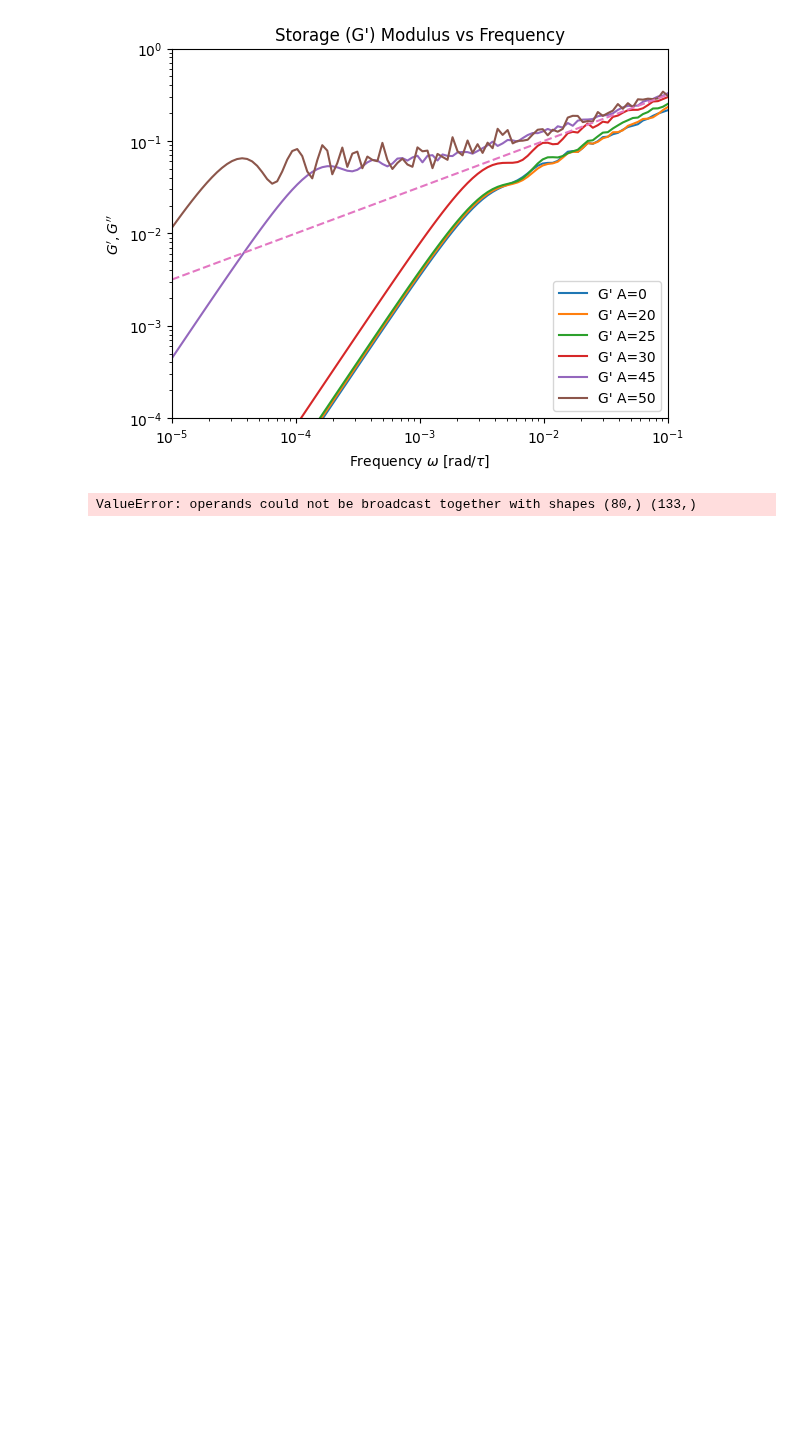
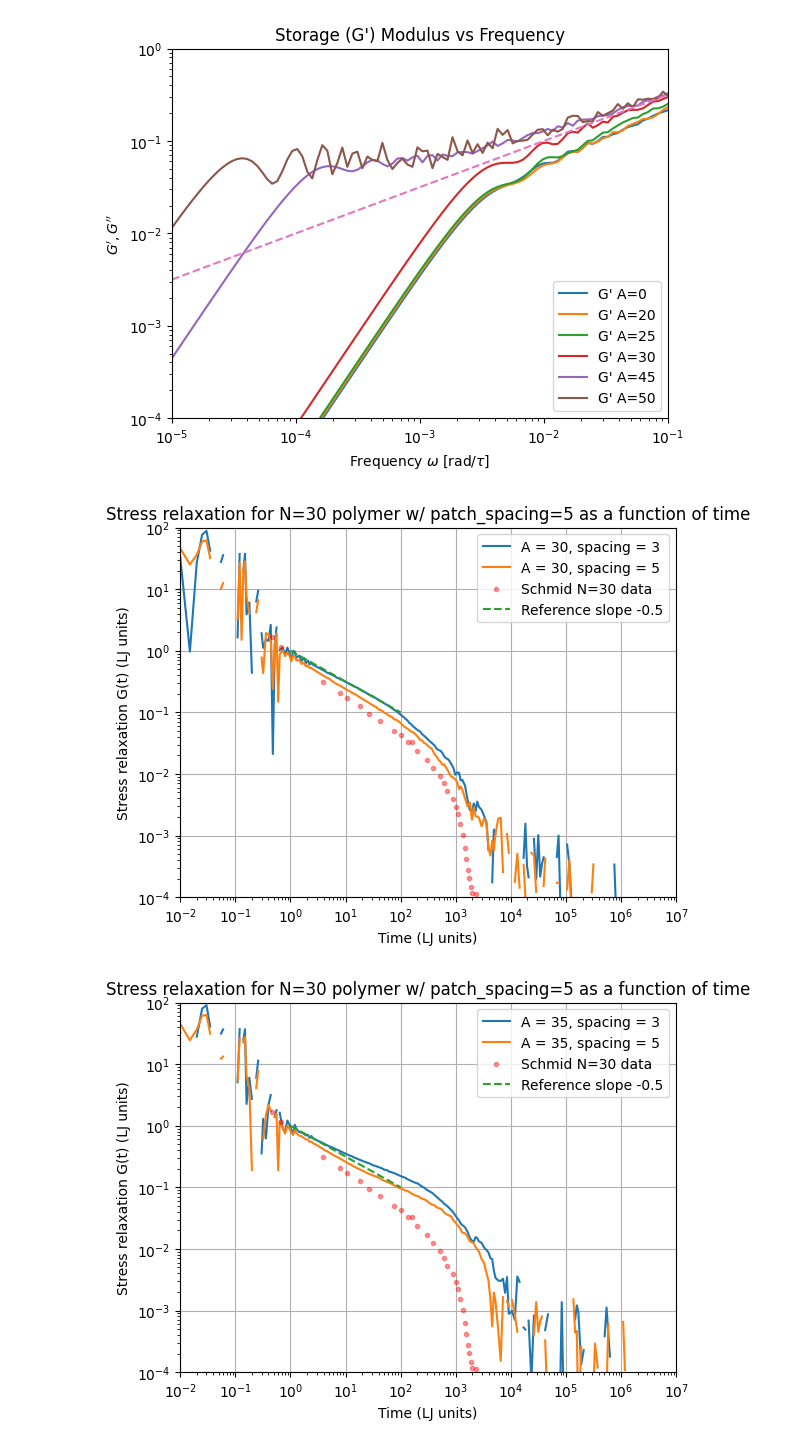
Before and after one commit to anotherbeaver/amine_polymers, a Jupyter notebook: storage_loss_moduli_N_30.ipynb, the cells around one changed output. Drawn from its saved outputs; the diff is of its cells as text; code cells hidden in the pictures; blank space fills up the shorter version.

Commit message:
Added some plots for spacing=3

```diff
--- a/storage_loss_moduli_N_30.ipynb
+++ b/storage_loss_moduli_N_30.ipynb
@@ -307,37 +307,6 @@ plt.show()
 | 4 | 0.000270 | 0.006551 | 0.000326 | 0.000631 |
 [figure]
 [figure]
-# %%
-Gp = []
-Gpp = []
-
-for ome in omega:
-
-    gp = ome * np.trapezoid(prepped_G_t_multitau * np.sin(ome * prepped_time), prepped_time)
-    gpp = ome * np.trapezoid(prepped_G_t_multitau * np.cos(ome * prepped_time), prepped_time)
-    Gp.append(gp)
-    Gpp.append(gpp)
-
-fig = plt.figure(figsize=(8, 5))
-plt.xscale('log')
-plt.yscale('log')
-plt.loglog(omega, Gp, label="G' (trapezoidal)")
-plt.loglog(omega, Gpp, label="G'' (trapezoidal)")
-# plt.loglog(omega, Gp_no_langevin, linestyle='--', label="G' (no Langevin, trapezoidal)")
-# plt.loglog(omega, Gpp_no_langevin, linestyle='--', label="G'' (no Langevin, trapezoidal)")
-plt.loglog(data_schmid_gpgpp['omega_Gp'], data_schmid_gpgpp['Gp'], 'o', label="G' Schmid N=30", alpha=0.5)
-plt.loglog(data_schmid_gpgpp['omega_Gpp'],  data_schmid_gpgpp['Gpp'], 'o', label="G'' Schmid N=30", alpha=0.5)
-plt.loglog(omega, omega**0.5, linestyle='--', label=f"$\omega$^{0.5}")
-plt.xlabel(r'Frequency $\omega$ [rad/$\tau$]')
-plt.ylabel("$G', G''$")
-plt.xlim([1e-4, 1e-1])
-plt.ylim([1e-4, 1e0])
-plt.title("Storage/Loss (G'/G'') Modulus vs Frequency (Trapezoidal)")
-plt.grid()
-plt.legend()
-plt.show()
-# %% [output]
-ValueError: operands could not be broadcast together with shapes (80,) (133,)
 # %%
 import numpy as np
 import pandas as pd
@@ -351,16 +320,38 @@ def process_autocorr(filename, V=30.450711**3, k_B=1.0, T =1.0):
     # replace negative values
     G_t_multitau = G_t_multitau.where(G_t_multitau >= 0, np.nan)
 
-    return G_t_multitau
+    return data_multitau["time"], G_t_multitau
 
-def process_dyn_moduli(G_t_multitau, omega=np.logspace(-5, -1, 100)):
-    prepped_G_t_multitau = G_t_multitau[(data_multitau['time'] > 1) & (data_multitau['time'] < 1000)].values
-    prepped_time = data_multitau['time'][(data_multitau['time'] > 1) & (data_multitau['time'] < 1000)].values
+def process_dyn_moduli(G_t_multitau, time, omega=np.logspace(-5, -1, 100), cutoff=1000):
+    prepped_G_t_multitau = G_t_multitau[(time > 1) & (time < cutoff)].values
+    prepped_time = time[(time > 1) & (time < cutoff)].values
+    prepped_time = np.sort(prepped_time)
+    # print(prepped_time)
 
     _, Gp, Gpp = fourier_integral_moduli(prepped_time, prepped_G_t_multitau, omega)
 
-    return Gp, Gpp
+    return Gp, Gpp, omega
 # %%
 A = [30, 35, 40, 45]
+spacings = [3, 5]
 
 for a in A:
+    for spacing in spacings:
+        time, G_t = process_autocorr(f'data/autocorrelation/prodautocorr_chainlength_30_N_beads_24000_gaussA_{a}_spacing_{spacing}_r0_0.35_gaussB_10_seed_12345.dat')
+        plt.loglog(time, G_t , label=f'A = {a}, spacing = {spacing}')
+
+    # graph from Schmid paper with N=30 points extracted from their plot
+    data_schmid = pd.read_csv("data/g_t_n30.csv", names=['G_t', 'time'])
+    plt.scatter(data_schmid['time'], data_schmid['G_t'], color='red', marker='.', label='Schmid N=30 data', alpha=0.4, zorder=10)
+    plt.loglog(np.logspace(0, 2), (np.logspace(0, 2))**-0.5, '--', label='Reference slope -0.5')
+    plt.xlabel('Time (LJ units)')
+    plt.ylabel('Stress relaxation G(t) (LJ units)')
+    plt.xlim([1e-2, 1e7])
+    plt.ylim([1e-4,1e2])
+    plt.grid()
+    plt.title('Stress relaxation for N=30 polymer w/ patch_spacing=5 as a function of time')
+    plt.legend()
+    plt.show()
+# %% [output]
+[figure, added]
+[figure, added]
```
Also changed, not shown: parts of 2 cells of this notebook.
